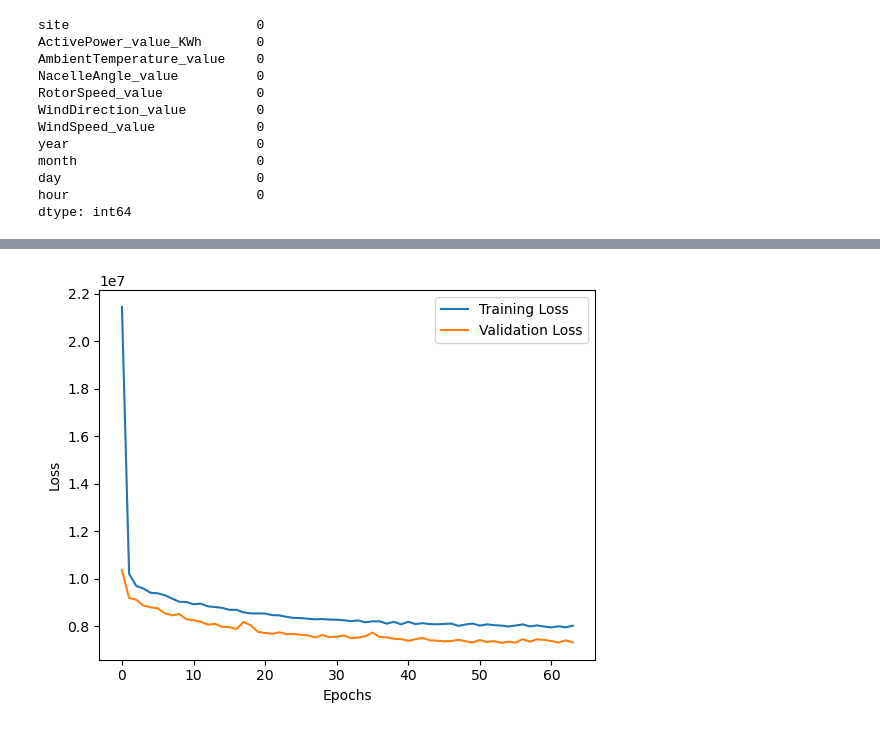
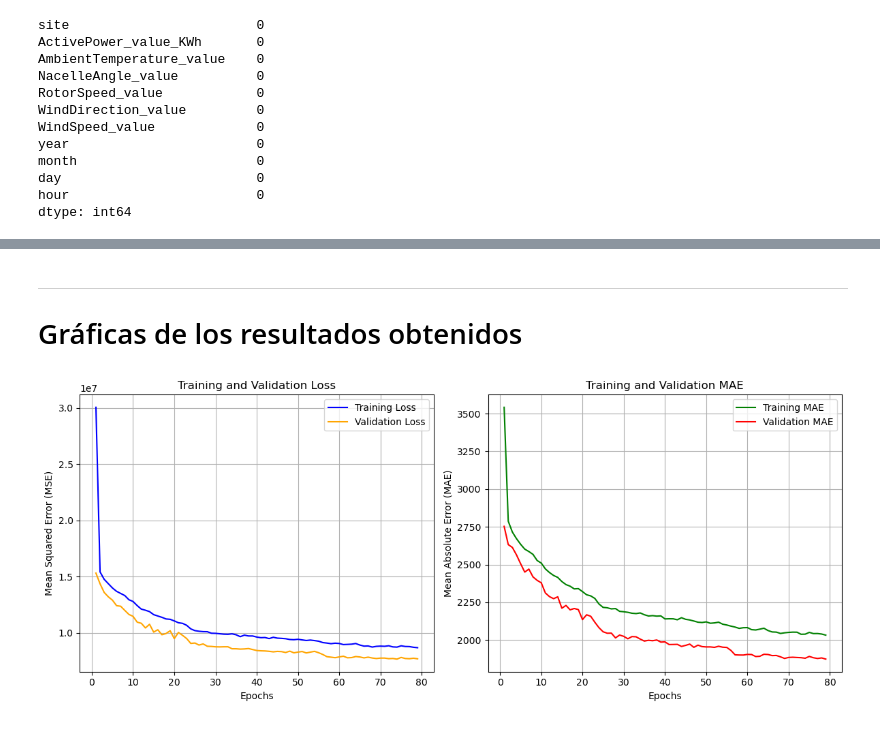
Before and after one commit to josemauma/TFG-ML-DL-WIND-SOLAR-FARMS, a Jupyter notebook: WINDMILLS/TFG_W_DL.ipynb, the cells around one changed output, grey strips where cells are left out. Drawn from its saved outputs; the diff is of its cells as text; code cells hidden in the pictures.

```diff
--- a/WINDMILLS/TFG_W_DL.ipynb
+++ b/WINDMILLS/TFG_W_DL.ipynb
@@ -180,9 +252,40 @@ R² promedio en validación cruzada: 0.7267003188751522
-# %%
-plt.plot(history.history['loss'], label='Training Loss')
-plt.plot(history.history['val_loss'], label='Validation Loss')
-plt.xlabel('Epochs')
-plt.ylabel('Loss')
-plt.legend()
-plt.show()
-# %% [output]
-[figure, removed]
+# %% [markdown]
+____
+
+# Gráficas de los resultados obtenidos
+# %%
+# Extract metrics from history
+history_dict = history.history
+loss = history_dict['loss']
+val_loss = history_dict['val_loss']
+mae = history_dict['mae']
+val_mae = history_dict['val_mae']
+
+epochs = range(1, len(loss) + 1)
+
+# Plot Loss
+plt.figure(figsize=(12, 5))
+plt.subplot(1, 2, 1)
+plt.plot(epochs, loss, label='Training Loss', color='blue')
+plt.plot(epochs, val_loss, label='Validation Loss', color='orange')
+plt.xlabel('Epochs')
+plt.ylabel('Mean Squared Error (MSE)')
+plt.title('Training and Validation Loss')
+plt.legend()
+plt.grid(True)
+
+# Plot MAE
+plt.subplot(1, 2, 2)
+plt.plot(epochs, mae, label='Training MAE', color='green')
+plt.plot(epochs, val_mae, label='Validation MAE', color='red')
+plt.xlabel('Epochs')
+plt.ylabel('Mean Absolute Error (MAE)')
+plt.title('Training and Validation MAE')
+plt.legend()
+plt.grid(True)
+
+# Show the plots
+plt.tight_layout()
+plt.show()
+# %% [output]
+[figure, added]
```
Also changed, not shown: parts of 18 cells of this notebook, 21 other files.
